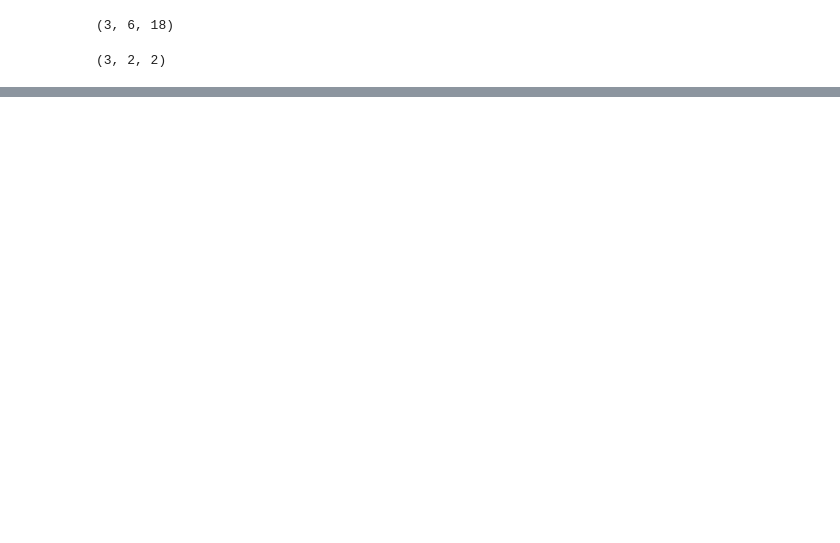
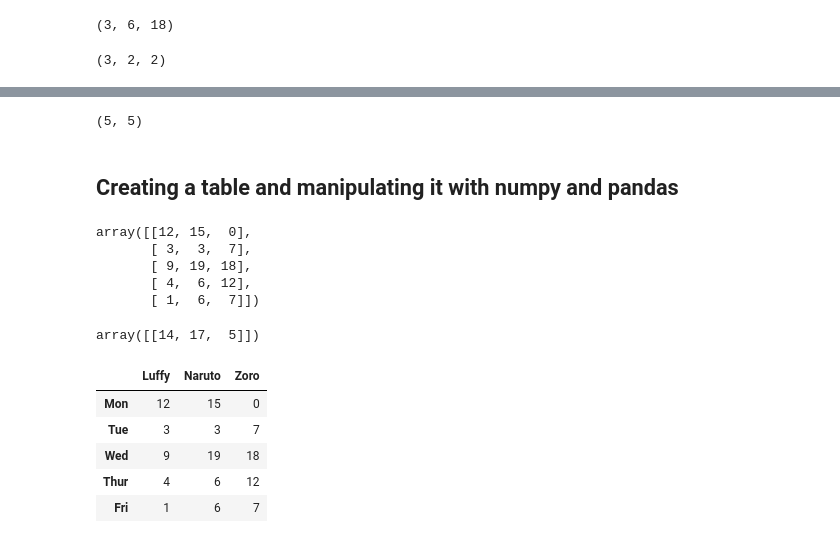
Before and after one commit to tesla-ambassador/Machine-Learning, a Jupyter notebook: numpy-lessons/numpy-tutorial.ipynb, the cells around one changed output, grey strips where cells are left out. Cells and saved outputs as stored; diff of their text form; code cells hidden in the pictures; blank space fills up the shorter version.

Commit message:
finished numpy and matplotlib

```diff
--- a/numpy-lessons/numpy-tutorial.ipynb
+++ b/numpy-lessons/numpy-tutorial.ipynb
@@ -73,0 +567,6 @@ len(a_1), len(a_2), len(a_3)
+# %%
+mat_1.shape
+# %% [output]
+(5, 5)
+# %% [markdown]
+## Creating a table and manipulating it with numpy and pandas
@@ -73,0 +577,24 @@ len(a_1), len(a_2), len(a_3)
+# %%
+product_numbers
+# %% [output]
+array([[12, 15,  0],
+       [ 3,  3,  7],
+       [ 9, 19, 18],
+       [ 4,  6, 12],
+       [ 1,  6,  7]])
+# %%
+product_prices
+# %% [output]
+array([[14, 17,  5]])
+# %%
+weekly_sales = pd.DataFrame(product_numbers,
+                            index = ['Mon', 'Tue', 'Wed', 'Thur', 'Fri'],
+                            columns = ['Luffy', 'Naruto', 'Zoro'])
+weekly_sales
+# %% [output]
+|  | Luffy | Naruto | Zoro |
+| Mon | 12 | 15 | 0 |
+| Tue | 3 | 3 | 7 |
+| Wed | 9 | 19 | 18 |
+| Thur | 4 | 6 | 12 |
+| Fri | 1 | 6 | 7 |
```
Also changed, not shown: parts of 118 cells of this notebook, 13 other files.
